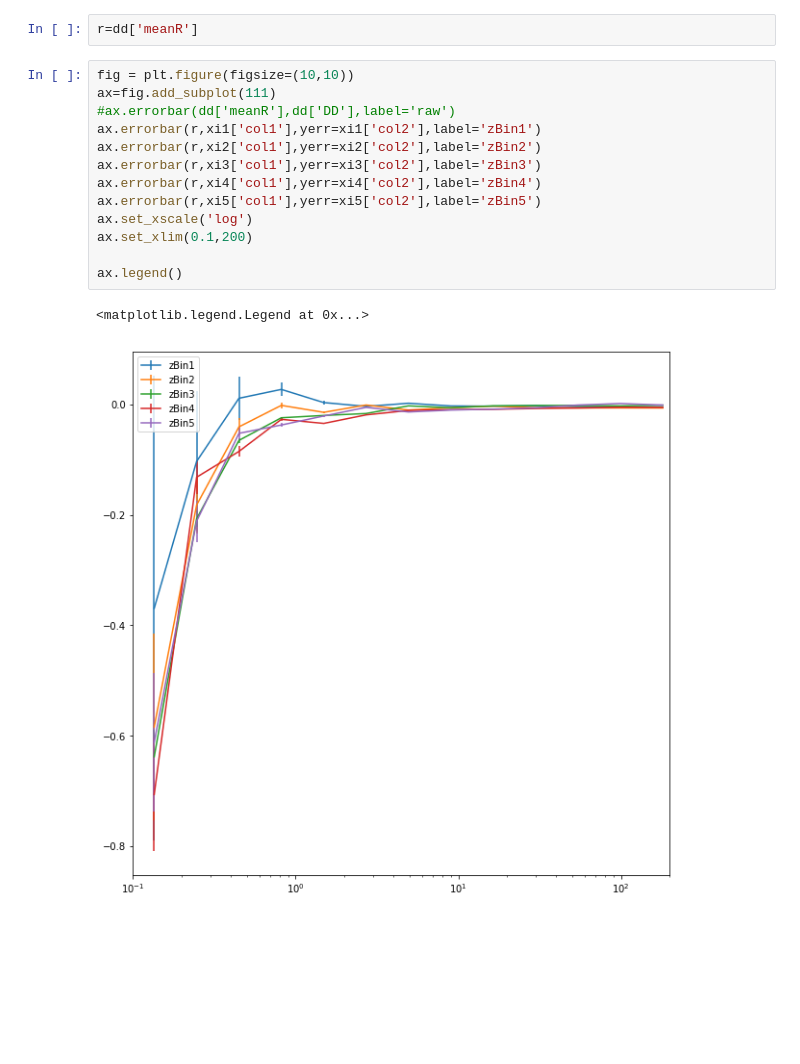
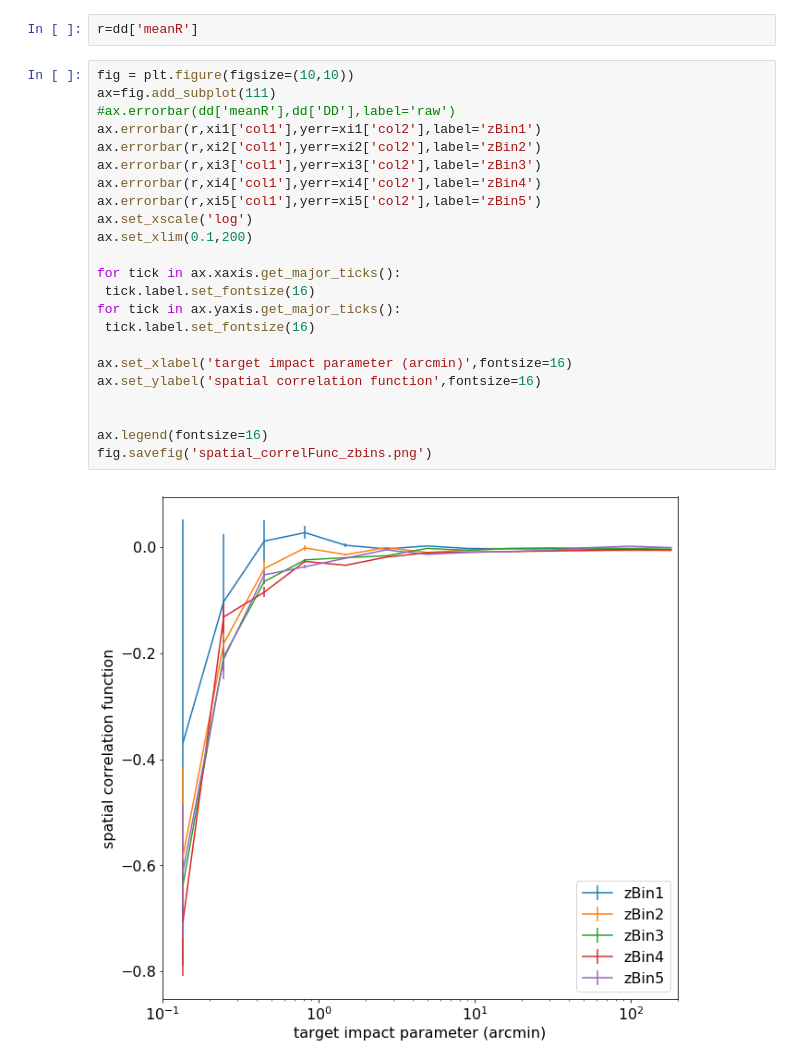
Before and after one commit to mcclearyj/dusthalos, a Jupyter notebook: make-correlation-plots.ipynb, the cells around one changed output. Saved outputs shown, nothing was run; the diff lists cells and outputs as text; blank space fills up the shorter version.

```diff
--- a/make-correlation-plots.ipynb
+++ b/make-correlation-plots.ipynb
@@ -427,19 +752,28 @@ r=dd['meanR']
 # %%
 fig = plt.figure(figsize=(10,10))
 ax=fig.add_subplot(111)
 #ax.errorbar(dd['meanR'],dd['DD'],label='raw')
 ax.errorbar(r,xi1['col1'],yerr=xi1['col2'],label='zBin1')
 ax.errorbar(r,xi2['col1'],yerr=xi2['col2'],label='zBin2')
 ax.errorbar(r,xi3['col1'],yerr=xi3['col2'],label='zBin3')
 ax.errorbar(r,xi4['col1'],yerr=xi4['col2'],label='zBin4')
 ax.errorbar(r,xi5['col1'],yerr=xi5['col2'],label='zBin5')
 ax.set_xscale('log')
 ax.set_xlim(0.1,200)
 
-ax.legend()
+for tick in ax.xaxis.get_major_ticks():
+ tick.label.set_fontsize(16)
+for tick in ax.yaxis.get_major_ticks():
+ tick.label.set_fontsize(16)
+
+ax.set_xlabel('target impact parameter (arcmin)',fontsize=16)
+ax.set_ylabel('spatial correlation function',fontsize=16)
+
+
+ax.legend(fontsize=16)
+fig.savefig('spatial_correlFunc_zbins.png')
 # %% [output]
-<matplotlib.legend.Legend at 0x...>
-[figure, old version]
+[figure, new version]
 # %%
 ### K, not sure what to make of that, so let's look at individual dust correlation functions
 dd1=fitsio.read('/Users/jemcclea/Research/DES_DUST/round2/dusthalos/outputs/dust_correlation1_dd_orthonorm-vdust.fits') # The dust signal -- real fg x real background
```
Also changed, not shown: parts of 23 cells of this notebook, 10 other files.
